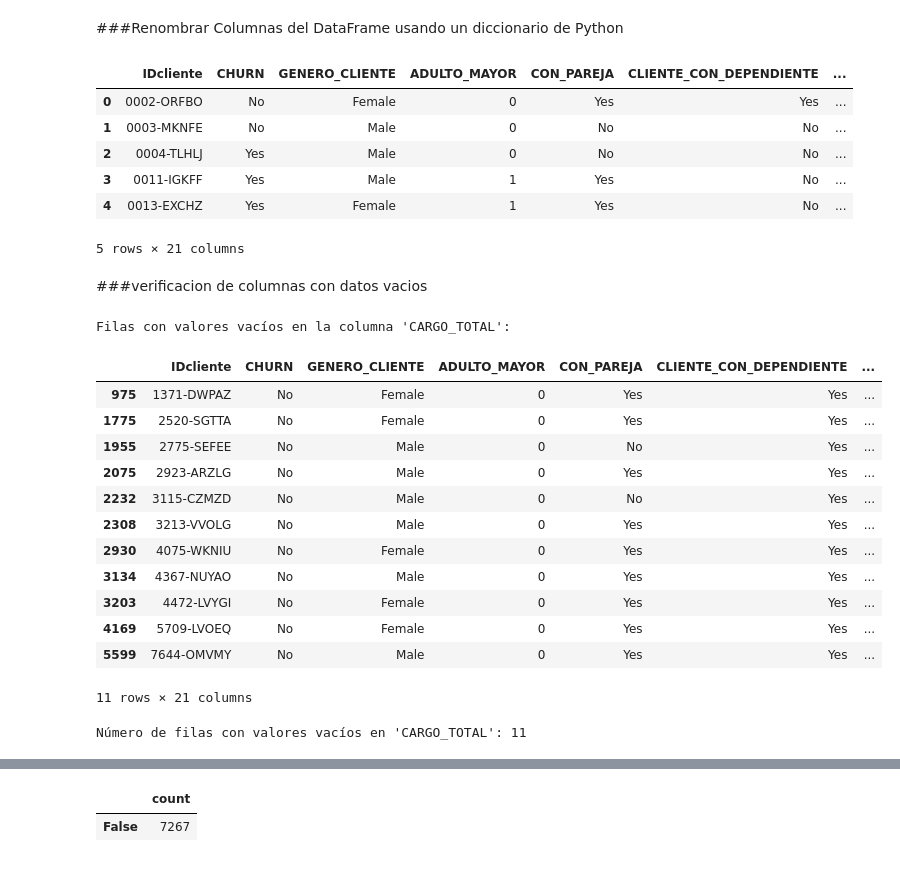
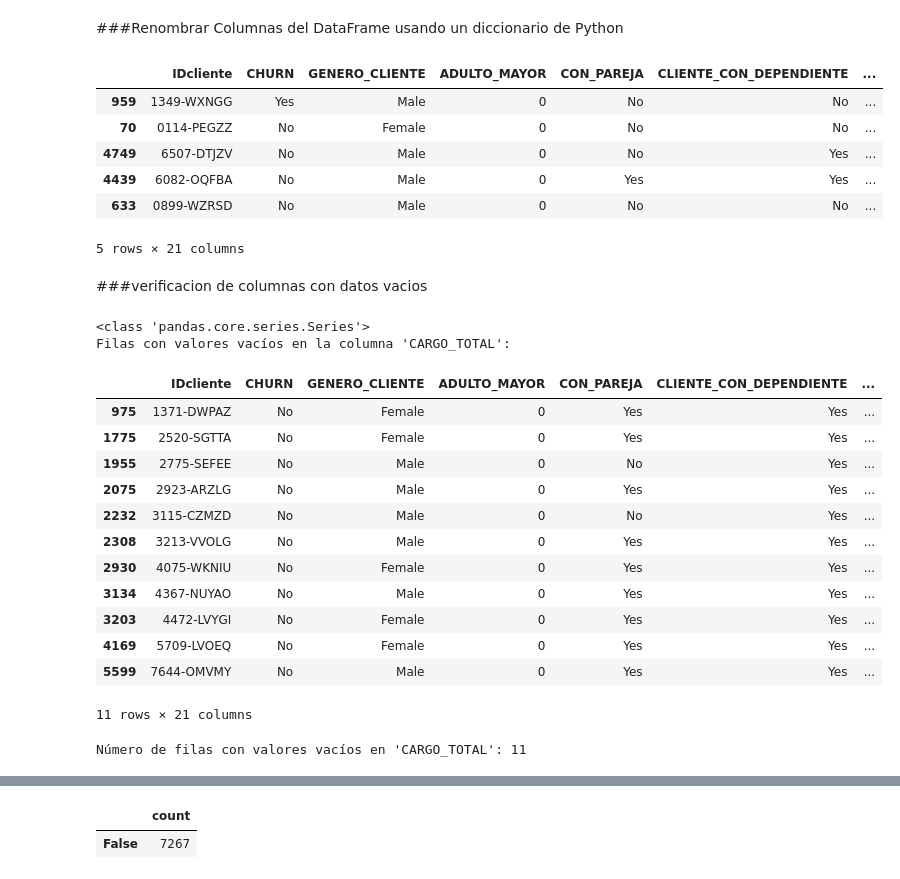
Before and after one commit to raohxxx/TelecomX_Challenge, a Jupyter notebook: TelecomX_LATAM.ipynb, the cells around one changed output, grey strips where cells are left out. Cells and saved outputs as stored; diff of their text form; code cells hidden in the pictures.

```diff
--- a/TelecomX_LATAM.ipynb
+++ b/TelecomX_LATAM.ipynb
@@ -174,45 +174,45 @@ dtype: object
 cols_nuevas = {
     'index': 'INDICE',
     'customerID': 'IDcliente',
     'Churn': 'CHURN',
     'customer_gender': 'GENERO_CLIENTE',
     'customer_SeniorCitizen': 'ADULTO_MAYOR',
     'customer_Partner': 'CON_PAREJA',
     'customer_Dependents': 'CLIENTE_CON_DEPENDIENTE',
     'customer_tenure': 'ANTIGUEDAD_CLIENTE',
     'phone_PhoneService': 'SERVICIO_TELEFONO',
     'phone_MultipleLines': 'MULTIPLES_LINEAS',
     'internet_InternetService': 'S_INTERNET',
     'internet_OnlineSecurity': 'SEGURIDAD_ONLINE',
     'internet_OnlineBackup': 'RESPALDO_ONLINE',
     'internet_DeviceProtection': 'PROTECCION_DISPOSITIVOS',
     'internet_TechSupport': 'SOPORTE_TECNICO',
     'internet_StreamingTV': 'TV_STREAMING',
     'internet_StreamingMovies': 'PELICULAS_STREAMING',
     'account_Contract': 'CONTRATO',
     'account_PaperlessBilling': 'BOLETA_ELECTRONICA',
     'account_PaymentMethod': 'METODO_PAGO',
     'account_Charges.Monthly': 'CARGO_MENSUAL',
     'account_Charges.Total': 'CARGO_TOTAL'}
 
 df_final= df_final.rename(columns=cols_nuevas)
 
 # To verify the changes, you can print the new column names
 #print(df_final.columns)
-df_final.head()
+df_final.sample(5)
 # %% [output]
 |  | IDcliente | CHURN | GENERO_CLIENTE | ADULTO_MAYOR | CON_PAREJA | CLIENTE_CON_DEPENDIENTE | ... |
-| 0 | 0002-ORFBO | No | Female | 0 | Yes | Yes | ... |
-| 1 | 0003-MKNFE | No | Male | 0 | No | No | ... |
-| 2 | 0004-TLHLJ | Yes | Male | 0 | No | No | ... |
-| 3 | 0011-IGKFF | Yes | Male | 1 | Yes | No | ... |
-| 4 | 0013-EXCHZ | Yes | Female | 1 | Yes | No | ... |
+| 959 | 1349-WXNGG | Yes | Male | 0 | No | No | ... |
+| 70 | 0114-PEGZZ | No | Female | 0 | No | No | ... |
+| 4749 | 6507-DTJZV | No | Male | 0 | No | Yes | ... |
+| 4439 | 6082-OQFBA | No | Male | 0 | Yes | Yes | ... |
+| 633 | 0899-WZRSD | No | Male | 0 | No | No | ... |
 5 rows × 21 columns
 # %% [markdown]
 ###verificacion de columnas con datos vacios
 # %%
 filas_vacias=df_final.isna().sum()
-filas_vacias
+print(type(filas_vacias))
 nombre_de_la_columna = 'CARGO_TOTAL'  # Reemplaza con el nombre de tu columna
 
 # Filtrar el DataFrame para mostrar solo las filas donde la columna especificada tiene valores nulos
@@ -225,6 +225,7 @@ display(filas_con_valores_vacios)
 # Opcionalmente, para saber cuántas filas son:
 print(f"\nNúmero de filas con valores vacíos en '{nombre_de_la_columna}': {filas_con_valores_vacios.shape[0]}")
 # %% [output]
+<class 'pandas.core.series.Series'>
 Filas con valores vacíos en la columna 'CARGO_TOTAL':
 |  | IDcliente | CHURN | GENERO_CLIENTE | ADULTO_MAYOR | CON_PAREJA | CLIENTE_CON_DEPENDIENTE | ... |
 | 975 | 1371-DWPAZ | No | Female | 0 | Yes | Yes | ... |
```
Also changed, not shown: parts of 2 cells of this notebook.
